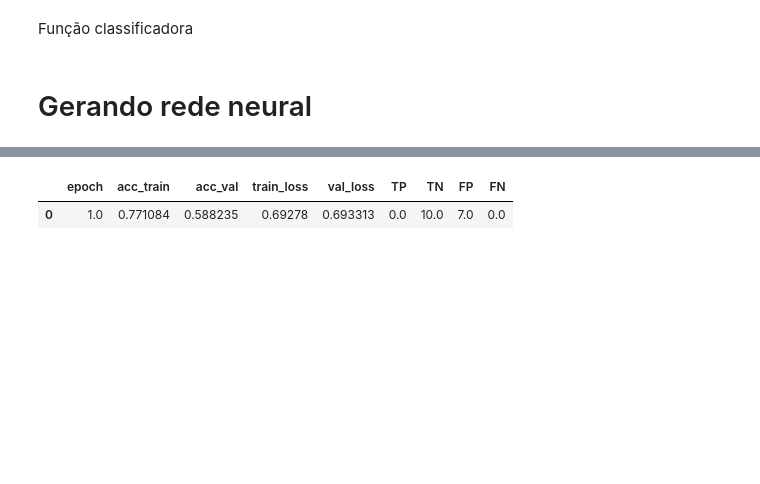
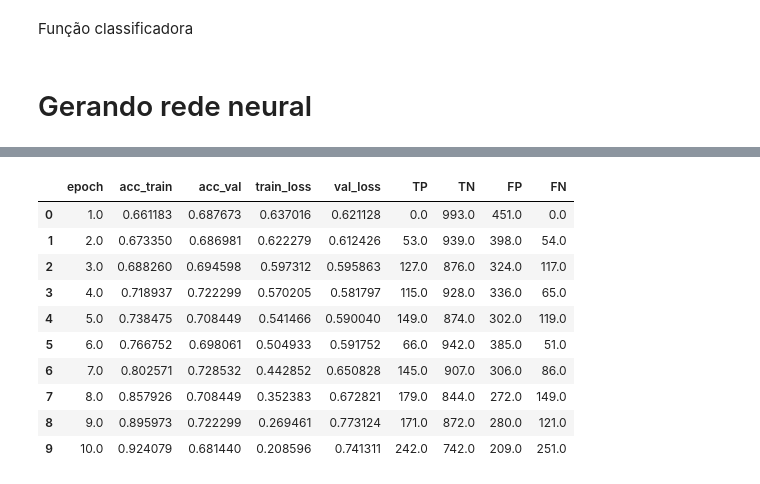
Before and after one commit to LuizKasputis/PE-predictor, a Jupyter notebook: notebooks/0.3-Training-Model.ipynb, the cells around one changed output, grey strips where cells are left out. Saved outputs shown, nothing was run; the diff lists cells and outputs as text; code cells hidden in the pictures; blank space fills up the shorter version.

```diff
--- a/notebooks/0.3-Training-Model.ipynb
+++ b/notebooks/0.3-Training-Model.ipynb
@@ -188,18 +176,15 @@ def binary_cross_entropy(logits, target):
 # %% [markdown]
 # Gerando rede neural
 # %%
-def make_shufflenetV2():
-    model = get_model(num_classes=1, sample_size=112, width_mult=1.)
+def make_resnet():
 
-    model.classifier = nn.Sequential(
-        nn.Dropout(0.2),
-        nn.Linear(in_features= 1024, out_features = 1, bias = True),
-        nn.Sigmoid()
+    model.fc = torch.nn.Sequential(
+        nn.Linear(in_features= 512, out_features = 1, bias = True),
     )
 
     return model.to(device)
 # %%
-model = make_shufflenetV2()
+model = make_resnet()
 # %%
 model
 # %% [output]
@@ -306,7 +292,7 @@ def val_epoch(model, train_loader):
 def load_model():
 
     try:
-        df_model = pd.read_csv('../models/aa.csv')
+        df_model = pd.read_csv(path_history)
         last_epoch = df_model['epoch'].iloc[-1]
     except:
         df_model = pd.DataFrame(columns=['epoch', 'acc_train', 'acc_val', 'train_loss', 'val_loss', 'TP', 'TN', 'FP', 'FN'])
@@ -373,5 +357,16 @@ RuntimeError: CUDA out of memory. Tried to allocate 2.00 MiB (GPU 0; 1.96 GiB to
-# %%
-pd.read_csv(path_history)
-# %% [output]
-|  | epoch | acc_train | acc_val | train_loss | val_loss | TP | TN | FP | FN |
-| 0 | 1.0 | 0.771084 | 0.588235 | 0.69278 | 0.693313 | 0.0 | 10.0 | 7.0 | 0.0 |
+# %%
+pd_history, _, last_epoch = load_model()
+# %%
+pd_history
+# %% [output]
+|  | epoch | acc_train | acc_val | train_loss | val_loss | TP | TN | FP | FN |
+| 0 | 1.0 | 0.661183 | 0.687673 | 0.637016 | 0.621128 | 0.0 | 993.0 | 451.0 | 0.0 |
+| 1 | 2.0 | 0.673350 | 0.686981 | 0.622279 | 0.612426 | 53.0 | 939.0 | 398.0 | 54.0 |
+| 2 | 3.0 | 0.688260 | 0.694598 | 0.597312 | 0.595863 | 127.0 | 876.0 | 324.0 | 117.0 |
+| 3 | 4.0 | 0.718937 | 0.722299 | 0.570205 | 0.581797 | 115.0 | 928.0 | 336.0 | 65.0 |
+| 4 | 5.0 | 0.738475 | 0.708449 | 0.541466 | 0.590040 | 149.0 | 874.0 | 302.0 | 119.0 |
+| 5 | 6.0 | 0.766752 | 0.698061 | 0.504933 | 0.591752 | 66.0 | 942.0 | 385.0 | 51.0 |
+| 6 | 7.0 | 0.802571 | 0.728532 | 0.442852 | 0.650828 | 145.0 | 907.0 | 306.0 | 86.0 |
+| 7 | 8.0 | 0.857926 | 0.708449 | 0.352383 | 0.672821 | 179.0 | 844.0 | 272.0 | 149.0 |
+| 8 | 9.0 | 0.895973 | 0.722299 | 0.269461 | 0.773124 | 171.0 | 872.0 | 280.0 | 121.0 |
+| 9 | 10.0 | 0.924079 | 0.681440 | 0.208596 | 0.741311 | 242.0 | 742.0 | 209.0 | 251.0 |
```
Also changed, not shown: parts of 20 cells of this notebook.
